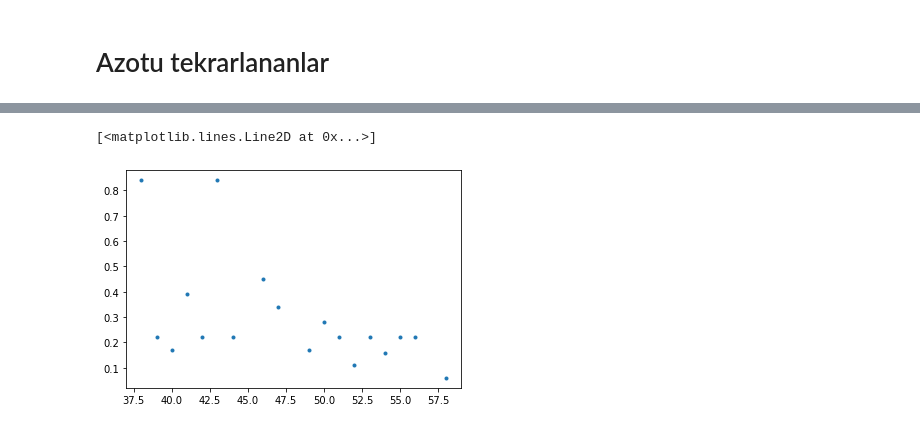
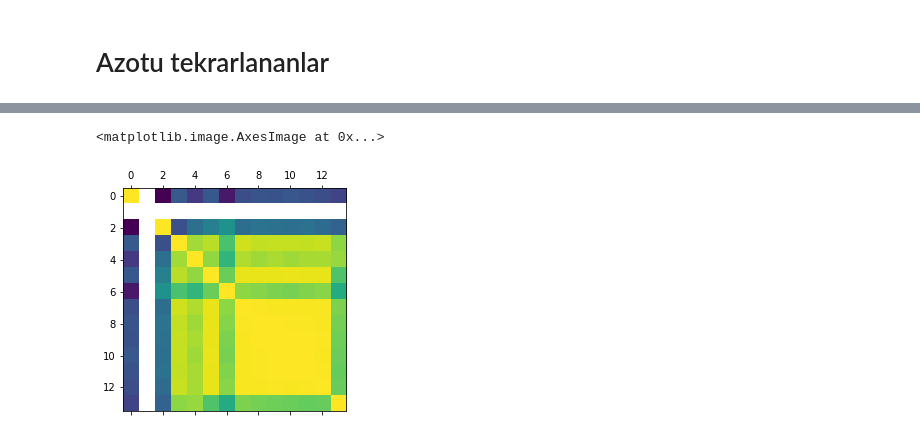
Before and after one commit to ugurgudelek/Libs, a Jupyter notebook: new test/analyze.ipynb, the cells around one changed output, grey strips where cells are left out. Cells and saved outputs as stored; diff of their text form; code cells hidden in the pictures.

Commit message:
apply some ML

```diff
--- a/new test/analyze.ipynb
+++ b/new test/analyze.ipynb
@@ -57,7 +54,7 @@ def subplot25(sample_readings_paths):
 
 
 # Call it
-for sample_path in SAMPLE_PATHS:
-    raw_reading_paths = Path(sample_path).glob('*.csv') # filter csv files
-    # show and save figures
-    subplot25(raw_reading_paths)
+# for sample_path in SAMPLE_PATHS:
+#     raw_reading_paths = Path(sample_path).glob('*.csv') # filter csv files
+#     # show and save figures
+#     subplot25(raw_reading_paths)
@@ -208,11 +203,22 @@ class Analysis:
 
     def plot(self):
         plot_df = self.data
-        column_names = plot_df.columns.values[5:]
-        data = list()
-        for column_name in column_names:
-            trace = go.Scatter(x=plot_df['%Azot'], y=plot_df[column_name], name=column_name, mode='lines+markers')
-            data += [trace]
+        cols = plot_df.columns.values[5:]
+
+        data = [go.Scatter(x=plot_df['%Azot'], y=plot_df[col],
+                            name=col, mode='lines+markers') for col in cols]
+
+        layout = go.Layout()
+        fig = go.Figure(data=data)
+        iplot(fig)
+
+    def heatmap(self, x_col, y_col):
+        plot_df = self.data.copy()
+
+        data = [go.Heatmap(x=plot_df[x_col],
+                           y=plot_df[y_col],
+                           z=plot_df['%Azot'], zsmooth='best', colorscale='viridis')]
+
         layout = go.Layout()
         fig = go.Figure(data=data)
         iplot(fig)
@@ -302,4 +308,4 @@ class Analysis:
 # %%
 analysis = Analysis(sample_paths=SAMPLE_PATHS, location='Adana')
 # %%
-pca_df = analysis.apply_PCA(n_components=5)
+# pca_df = analysis.apply_PCA(n_components=5)
@@ -309,2 +312,2 @@ Explained variation per principal component: [0.83892307 0.14046378 0.01487148 0
 # %%
-tsne_df = analysis.apply_tSNE(n_components=2)
+# tsne_df = analysis.apply_tSNE(n_components=2)
@@ -324,5 +323,5 @@ analysis.plot()
 # %%
-plt.plot(analysis.data['%Azot'], '.')
+plt.matshow(analysis.data.corr())
 # %% [output]
-[<matplotlib.lines.Line2D at 0x...>]
+<matplotlib.image.AxesImage at 0x...>
-[figure, old version]
+[figure, new version]
```
Also changed, not shown: parts of 12 cells of this notebook.
